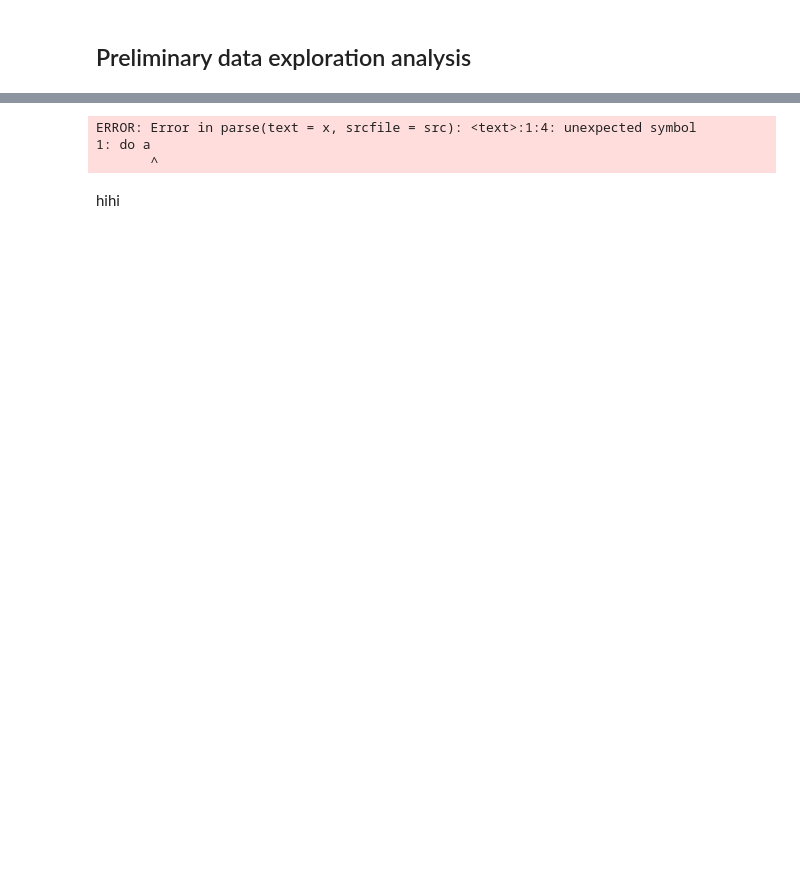
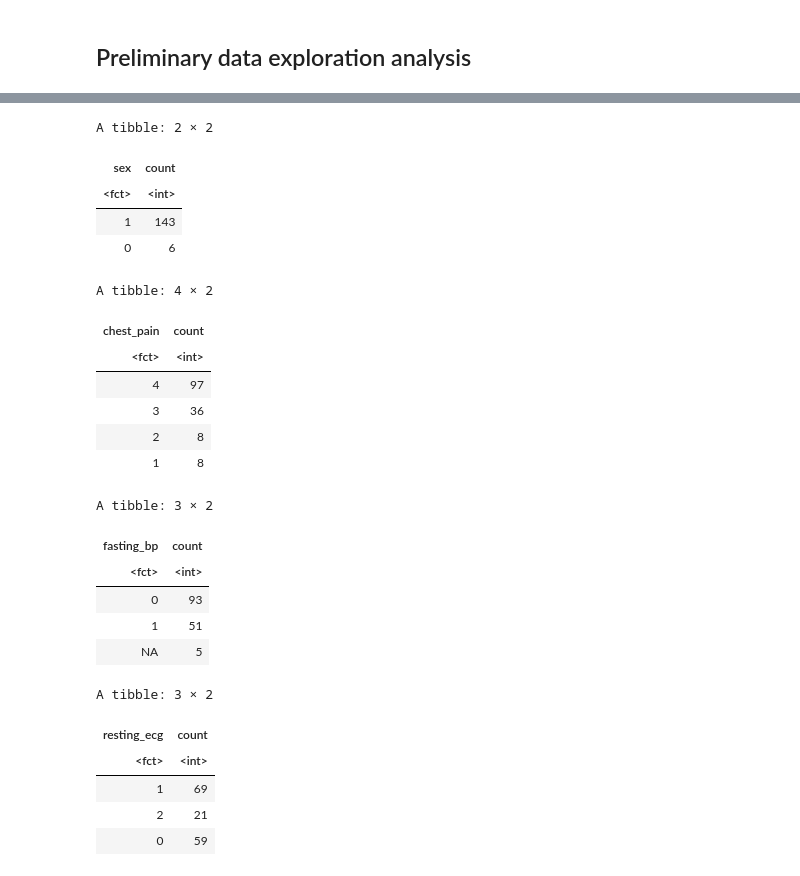
Before and after one commit to Majordingus2/group12-dsci-project, a Jupyter notebook: Group Proposal.ipynb, the cells around one changed output, grey strips where cells are left out. Drawn from its saved outputs; the diff is of its cells as text; code cells hidden in the pictures; blank space fills up the shorter version.

```diff
--- a/Group Proposal.ipynb
+++ b/Group Proposal.ipynb
@@ -138,33 +234,52 @@ A tibble: 1 × 5
 # %%
-do a count for all our categorical variables
+#do a count for all our categorical variables
 
 count_sex <- va_train_select_cat |>
    group_by(sex) |>
    summarize(count=n())
 
 count_sex   # from this count, we can see that basically most of the dataset is of males.
             # Thus, we should change our analysis scope to only predicitng heart disease for MALES
 
 count_cp <- va_train_select_cat |>
    group_by(chest_pain) |>
    summarize(count=n())
 
 count_cp
 
 count_fasting_bp <- va_train_select_cat |>
    group_by(fasting_bp) |>
    summarize(count=n())
 
 count_fasting_bp
 
 count_r.ecg <- va_train_select_cat |>
    group_by(resting_ecg) |>
    summarize(count=n())
 
 count_r.ecg
 # %% [output]
-ERROR: Error in parse(text = x, srcfile = src): <text>:1:4: unexpected symbol
-1: do a
-       ^
+A tibble: 2 × 2
+| sex | count |
+| <fct> | <int> |
+| 1 | 143 |
+| 0 | 6 |
+A tibble: 4 × 2
+| chest_pain | count |
+| <fct> | <int> |
+| 4 | 97 |
+| 3 | 36 |
+| 2 | 8 |
+| 1 | 8 |
+A tibble: 3 × 2
+| fasting_bp | count |
+| <fct> | <int> |
+| 0 | 93 |
+| 1 | 51 |
+| NA | 5 |
+A tibble: 3 × 2
+| resting_ecg | count |
+| <fct> | <int> |
+| 1 | 69 |
+| 2 | 21 |
+| 0 | 59 |
-# %% [markdown]
-hihi
```
Also changed, not shown: parts of 15 cells of this notebook.
